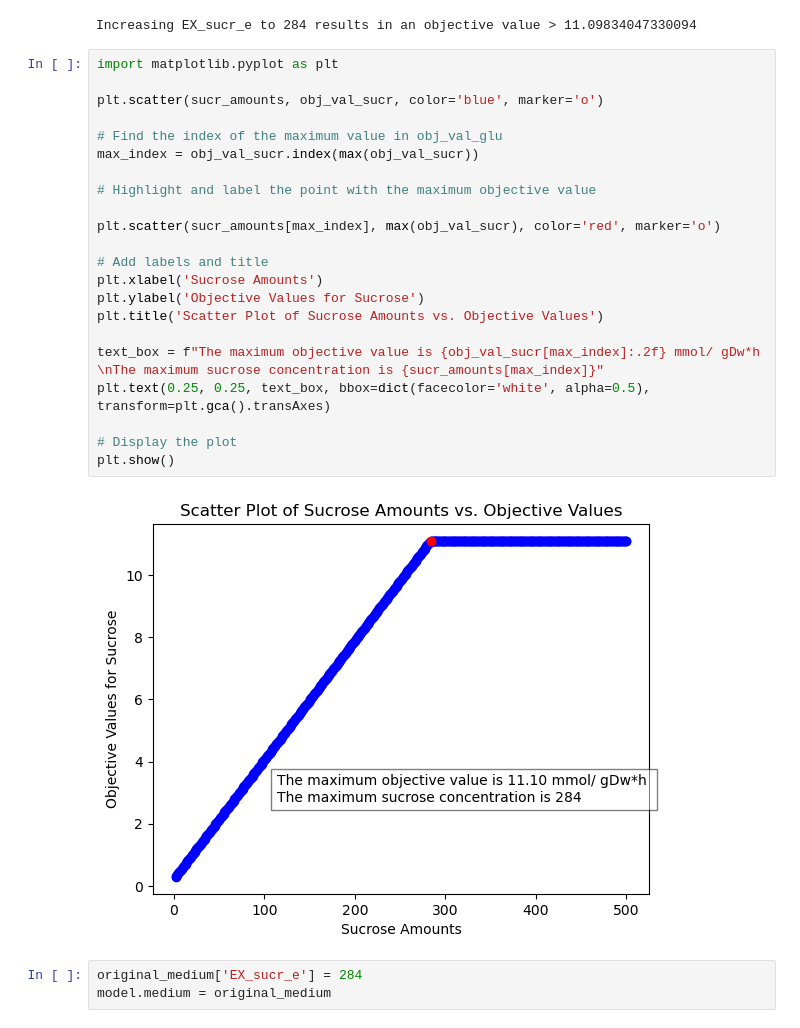
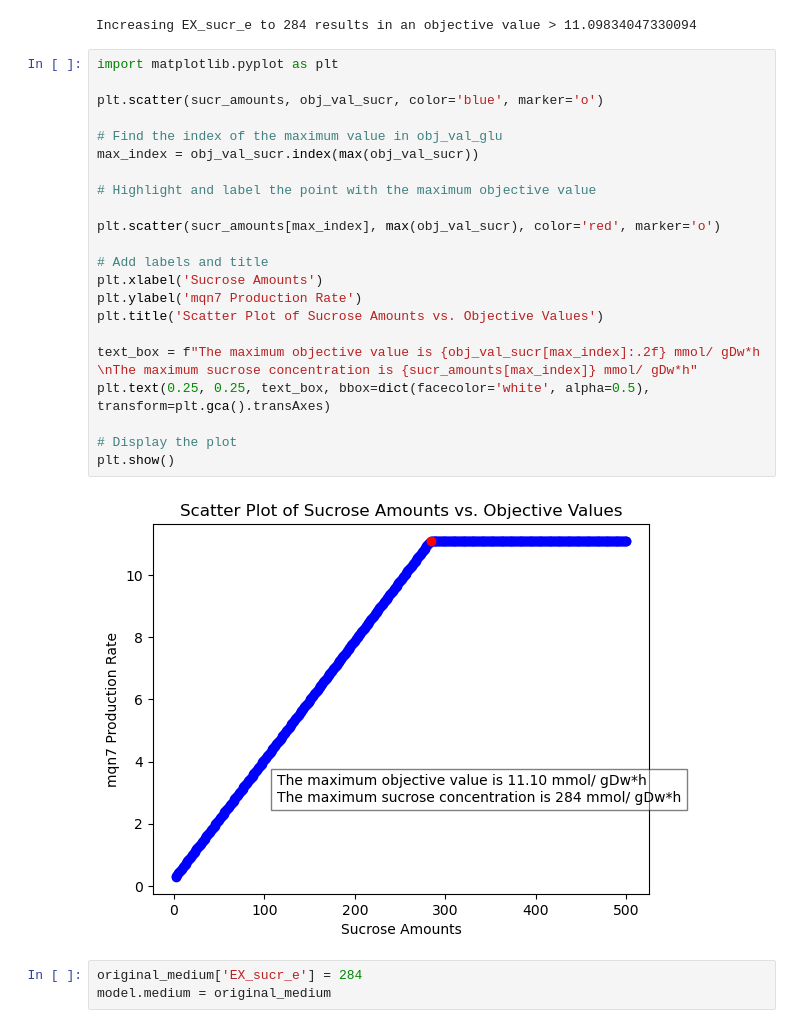
Before and after one commit to 27410/group-assingment-group12, a Jupyter notebook: 4. Medium_adjustment.ipynb, the cells around one changed output. Drawn from its saved outputs; the diff is of its cells as text.

```diff
--- a/4. Medium_adjustment.ipynb
+++ b/4. Medium_adjustment.ipynb
@@ -262,27 +262,27 @@ Increasing EX_sucr_e to 284 results in an objective value > 11.09834047330094
 # %%
 import matplotlib.pyplot as plt
 
 plt.scatter(sucr_amounts, obj_val_sucr, color='blue', marker='o')
 
 # Find the index of the maximum value in obj_val_glu
 max_index = obj_val_sucr.index(max(obj_val_sucr))
 
 # Highlight and label the point with the maximum objective value
 
 plt.scatter(sucr_amounts[max_index], max(obj_val_sucr), color='red', marker='o')
 
 # Add labels and title
 plt.xlabel('Sucrose Amounts')
-plt.ylabel('Objective Values for Sucrose')
+plt.ylabel('mqn7 Production Rate')
 plt.title('Scatter Plot of Sucrose Amounts vs. Objective Values')
 
-text_box = f"The maximum objective value is {obj_val_sucr[max_index]:.2f} mmol/ gDw*h \nThe maximum sucrose concentration is {sucr_amounts[max_index]}"
+text_box = f"The maximum objective value is {obj_val_sucr[max_index]:.2f} mmol/ gDw*h \nThe maximum sucrose concentration is {sucr_amounts[max_index]} mmol/ gDw*h"
 plt.text(0.25, 0.25, text_box, bbox=dict(facecolor='white', alpha=0.5), transform=plt.gca().transAxes)
 
 # Display the plot
 plt.show()
 # %% [output]
-[figure, old version]
+[figure, new version]
 # %%
 original_medium['EX_sucr_e'] = 284
 model.medium = original_medium
```
Also changed, not shown: 2 other files.
